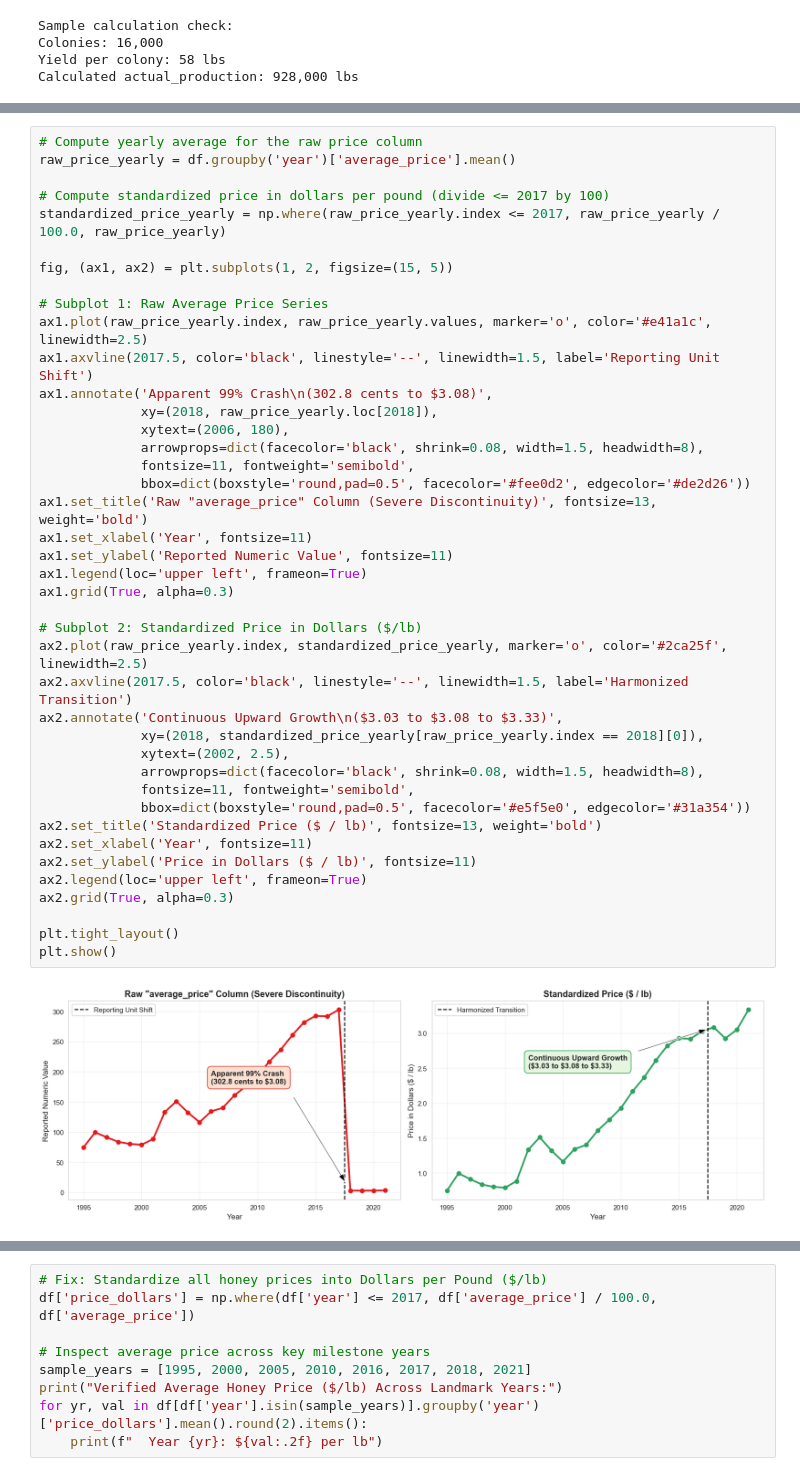
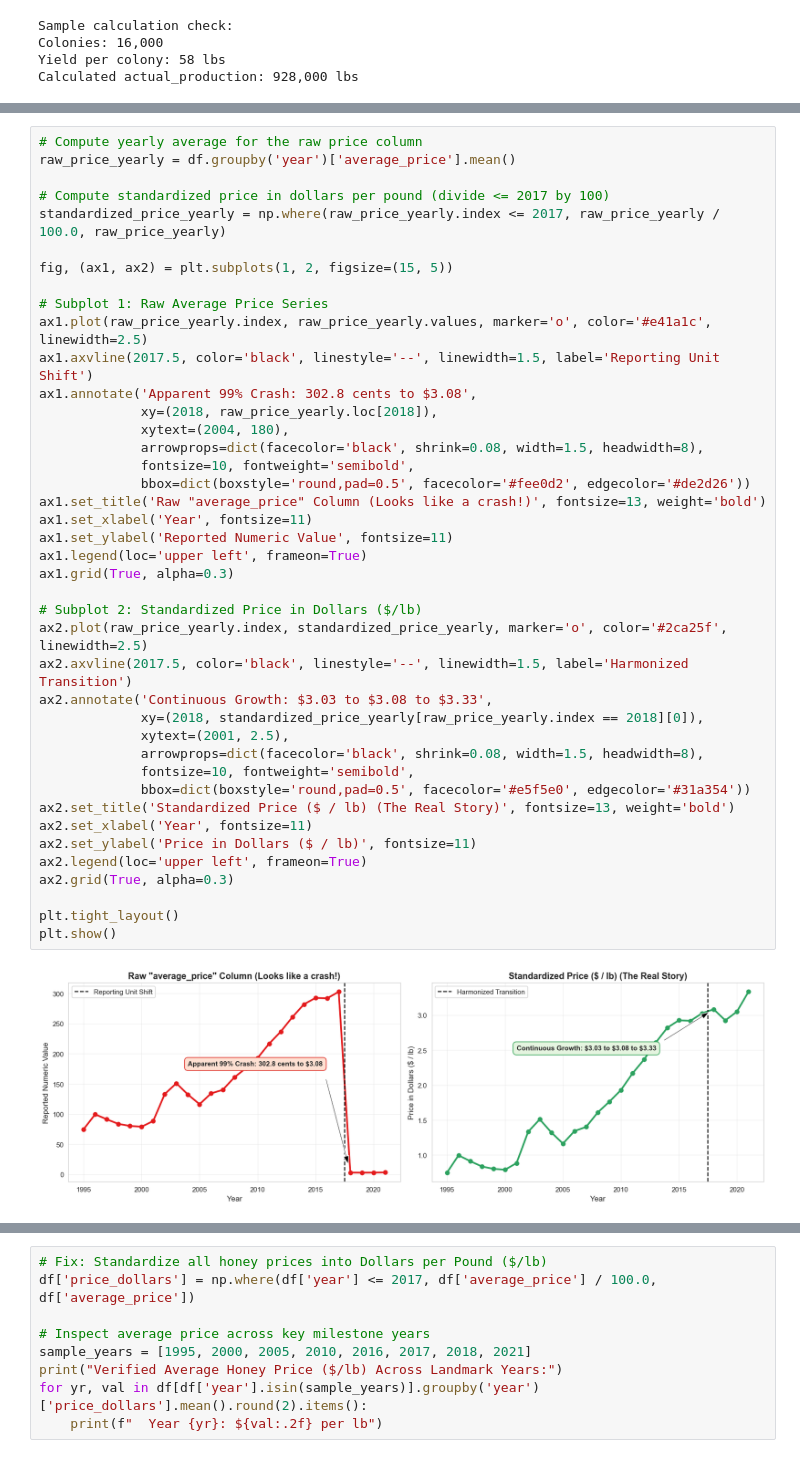
Before and after one commit to PrnvGiri/DataScience, a Jupyter notebook: UsHoneyCaseStudy/UsHoneyCaseStudy04July.ipynb, the cells around one changed output, grey strips where cells are left out. Cells and saved outputs as stored; diff of their text form.

Commit message:
Update US Honey case study with diagnostic proof charts and beginner-friendly demo notebook

```diff
--- a/UsHoneyCaseStudy/UsHoneyCaseStudy04July.ipynb
+++ b/UsHoneyCaseStudy/UsHoneyCaseStudy04July.ipynb
@@ -233,39 +227,39 @@ raw_price_yearly = df.groupby('year')['average_price'].mean()
 # Compute standardized price in dollars per pound (divide <= 2017 by 100)
 standardized_price_yearly = np.where(raw_price_yearly.index <= 2017, raw_price_yearly / 100.0, raw_price_yearly)
 
 fig, (ax1, ax2) = plt.subplots(1, 2, figsize=(15, 5))
 
 # Subplot 1: Raw Average Price Series
 ax1.plot(raw_price_yearly.index, raw_price_yearly.values, marker='o', color='#e41a1c', linewidth=2.5)
 ax1.axvline(2017.5, color='black', linestyle='--', linewidth=1.5, label='Reporting Unit Shift')
-ax1.annotate('Apparent 99% Crash\n(302.8 cents to $3.08)',
+ax1.annotate('Apparent 99% Crash: 302.8 cents to $3.08',
              xy=(2018, raw_price_yearly.loc[2018]),
-             xytext=(2006, 180),
+             xytext=(2004, 180),
              arrowprops=dict(facecolor='black', shrink=0.08, width=1.5, headwidth=8),
-             fontsize=11, fontweight='semibold',
+             fontsize=10, fontweight='semibold',
              bbox=dict(boxstyle='round,pad=0.5', facecolor='#fee0d2', edgecolor='#de2d26'))
-ax1.set_title('Raw "average_price" Column (Severe Discontinuity)', fontsize=13, weight='bold')
+ax1.set_title('Raw "average_price" Column (Looks like a crash!)', fontsize=13, weight='bold')
 ax1.set_xlabel('Year', fontsize=11)
 ax1.set_ylabel('Reported Numeric Value', fontsize=11)
 ax1.legend(loc='upper left', frameon=True)
 ax1.grid(True, alpha=0.3)
 
 # Subplot 2: Standardized Price in Dollars ($/lb)
 ax2.plot(raw_price_yearly.index, standardized_price_yearly, marker='o', color='#2ca25f', linewidth=2.5)
 ax2.axvline(2017.5, color='black', linestyle='--', linewidth=1.5, label='Harmonized Transition')
-ax2.annotate('Continuous Upward Growth\n($3.03 to $3.08 to $3.33)',
+ax2.annotate('Continuous Growth: $3.03 to $3.08 to $3.33',
              xy=(2018, standardized_price_yearly[raw_price_yearly.index == 2018][0]),
-             xytext=(2002, 2.5),
+             xytext=(2001, 2.5),
              arrowprops=dict(facecolor='black', shrink=0.08, width=1.5, headwidth=8),
-             fontsize=11, fontweight='semibold',
+             fontsize=10, fontweight='semibold',
              bbox=dict(boxstyle='round,pad=0.5', facecolor='#e5f5e0', edgecolor='#31a354'))
-ax2.set_title('Standardized Price ($ / lb)', fontsize=13, weight='bold')
+ax2.set_title('Standardized Price ($ / lb) (The Real Story)', fontsize=13, weight='bold')
 ax2.set_xlabel('Year', fontsize=11)
 ax2.set_ylabel('Price in Dollars ($ / lb)', fontsize=11)
 ax2.legend(loc='upper left', frameon=True)
 ax2.grid(True, alpha=0.3)
 
 plt.tight_layout()
 plt.show()
 # %% [output]
-[figure, old version]
+[figure, new version]
```
Also changed, not shown: parts of 55 cells of this notebook, 1 other file.
